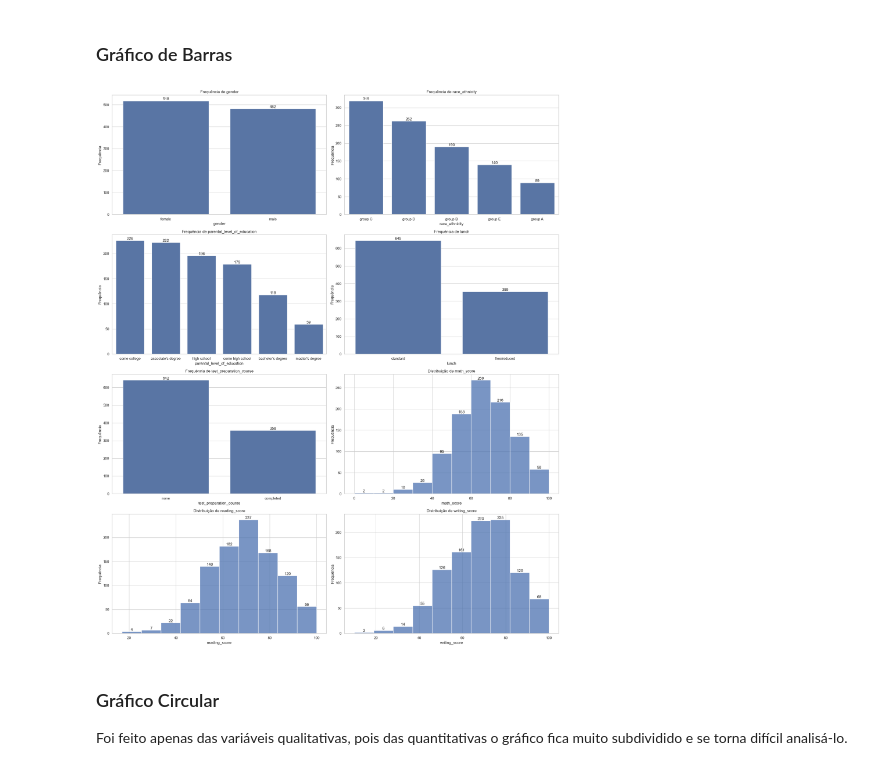
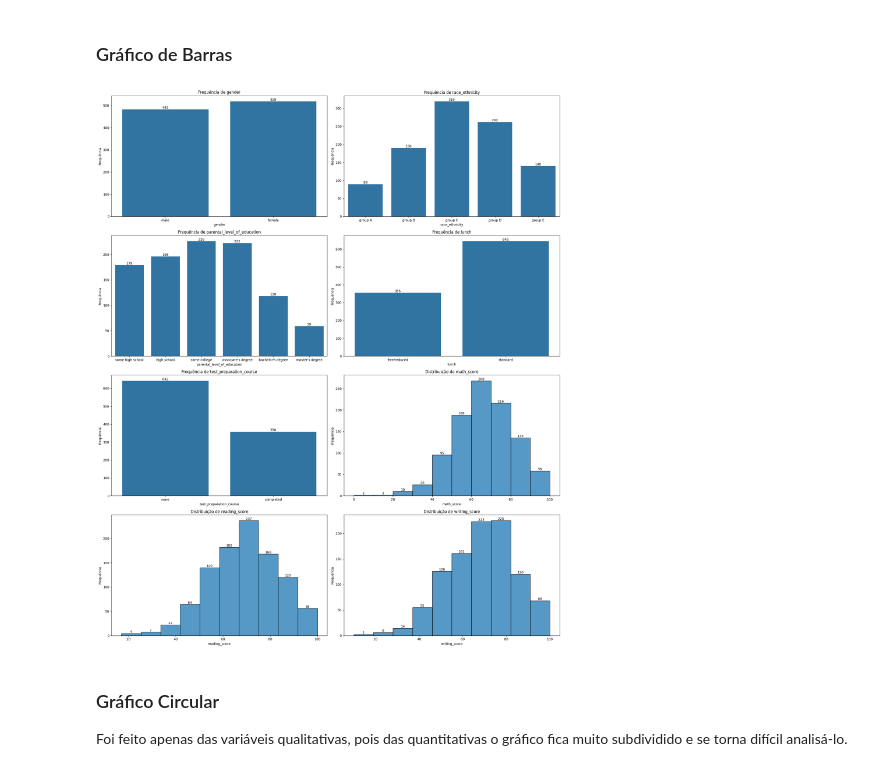
Before and after one commit to lucaslimaromero/Trabalho-Estatistica, a Jupyter notebook: trabalho.ipynb, the cells around one changed output. Drawn from its saved outputs; the diff is of its cells as text; code cells hidden in the pictures.

```diff
--- a/trabalho.ipynb
+++ b/trabalho.ipynb
@@ -88,16 +85,17 @@ O terceiro quartil de writing_score foi 79.00
 for coluna in variaveis:
     variancia = dados[coluna].var()
     desvio_padrao = dados[coluna].std()
-    IQR = Q3 - Q1
+    Q1 = dados[coluna].quantile(0.25)
+    Q3 = dados[coluna].quantile(0.75)
+    iqr = Q3 - Q1
     CV = (desvio_padrao / media) * 100
     amplitude = dados[coluna].max() - dados[coluna].min()
 
     print(f"A variância de {coluna} foi {variancia:.2f}")
     print(f"O desvio padrão de {coluna} foi {desvio_padrao:.2f}")
     print(f"A amplitude de {coluna} foi {amplitude:.2f}")
-    print(f"A amplitude interquartil de {coluna} foi {IQR:.2f}")
-    print(f"O coeficiente de variação de {coluna} foi {CV:.2f}%")
-    print()
+    print(f"A amplitude interquartil de {coluna} foi {iqr:.2f}")
+    print(f"O coeficiente de variação de {coluna} foi {CV:.2f}%\n")
 # %% [output]
 A variância de math_score foi 229.92
 O desvio padrão de math_score foi 15.16
@@ -160,36 +158,45 @@ colunas = ["gender","race_ethnicity","parental_level_of_education","lunch","test
 # Número de linhas e colunas para os subplots
 n_linhas = int(np.ceil(len(colunas) / 2))
 n_cols = 2
+
+# Ordem em que serão dispostos os dados no eixo x (dicionário)
+ordem = {
+    'gender': ['male', 'female'],
+    'race_ethnicity': ['group A', 'group B', 'group C', 'group D', 'group E'],
+    'parental_level_of_education': ['some high school', 'high school', 'some college', 'associate\'s degree', 'bachelor\'s degree', 'master\'s degree'],
+    'lunch': ['free/reduced', 'standard'],
+    'test_preparation_course': ['none', 'completed']
+}
 
 # Criar uma nova figura com subplots
 fig, axes = plt.subplots(n_linhas, n_cols, figsize=(20, 6 * n_linhas))
 
 # Criar um gráfico para cada coluna
 for i, coluna in enumerate(colunas):
     # Obter o subplot atual
     ax = axes[i // n_cols, i % n_cols]
 
     # Verificar se a coluna é numérica ou categórica
     if pd.api.types.is_numeric_dtype(dados[coluna]):
         # Histograma para variáveis numéricas
         plot = sns.histplot(dados[coluna], bins=10, kde=False, ax=ax)
         plot.set_title('Distribuição de ' + coluna)
         plot.set_ylabel('Frequência')
         #plot.xaxis.set_label_coords(0.5, -0.15)  # Ajustar a posição do rótulo do eixo x
         plot.bar_label(plot.containers[0])  # Adicionar rótulos de frequência
     else:
         # Gráfico de barras para variáveis categóricas
-        plot = sns.countplot(x=coluna, data=dados, order = dados[coluna].value_counts().index, ax=ax)
+        plot = sns.countplot(x=coluna, data=dados, order=ordem[coluna], ax=ax)
         plot.set_title('Frequência de ' + coluna)
         plot.set_ylabel('Frequência')
         #plot.xaxis.set_label_coords(0.5, -0.15)  # Ajustar a posição do rótulo do eixo x
         plot.bar_label(plot.containers[0])  # Adicionar rótulos de frequência
 
 # Ajustar o layout para evitar sobreposição
 plt.tight_layout()
 plt.show()
 # %% [output]
-[figure, old version]
+[figure, new version]
 # %% [markdown]
 ### Gráfico Circular
 
```
Also changed, not shown: parts of 10 cells of this notebook.
